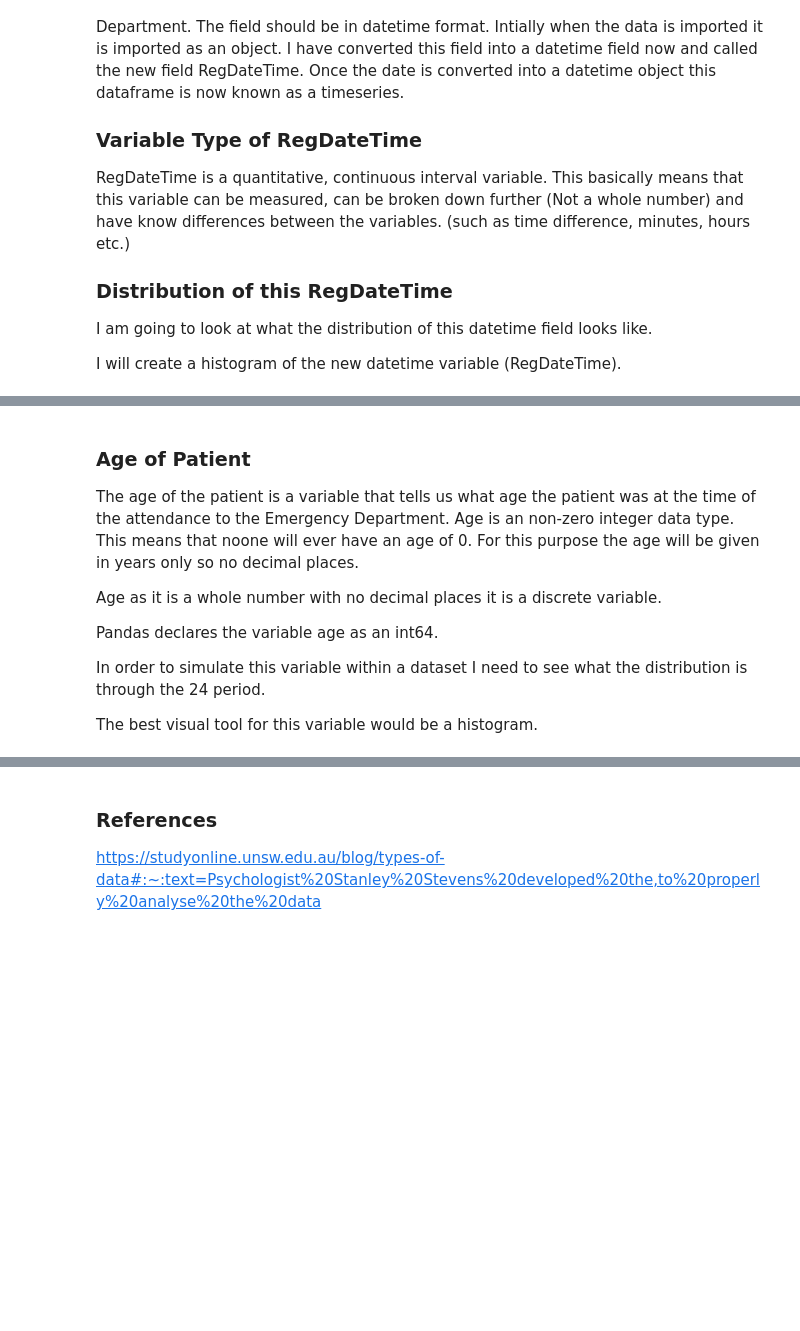
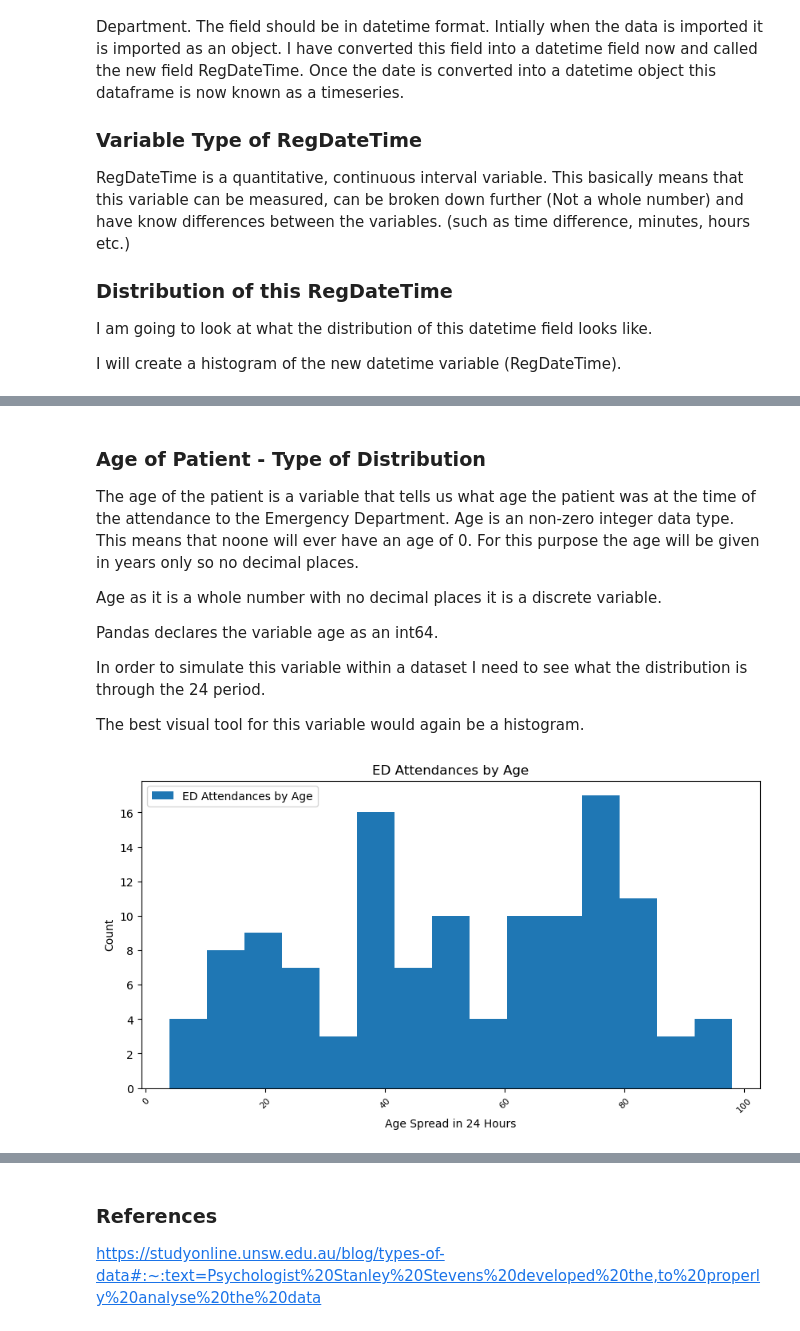
Before and after one commit to AudeAllen/PDA_Assignment, a Jupyter notebook: PDA_Assignment.ipynb, the cells around one changed output, grey strips where cells are left out. Drawn from its saved outputs; the diff is of its cells as text; code cells hidden in the pictures; blank space fills up the shorter version.

```diff
--- a/PDA_Assignment.ipynb
+++ b/PDA_Assignment.ipynb
@@ -258,5 +365,5 @@ plt.show()
 # %% [markdown]
-### Age of Patient
+### Age of Patient  - Type of Distribution
 
 The age of the patient is a variable that tells us what age the patient was at the time of the attendance to the Emergency Department. Age is an non-zero integer data type. This means that noone will ever have an age of 0. For this purpose the age will be given in years only so no decimal places.
 
@@ -266,78 +373,32 @@ Pandas declares the variable age as an int64.
 
 In order to simulate this variable within a dataset I need to see what the distribution is through the 24 period.
 
-The best visual tool for this variable would be a histogram.
+The best visual tool for this variable would again be a histogram.
 # %%
 #Histogram of Age variable
 
 
 import pandas as pd
 import seaborn as sns
 import matplotlib.pyplot as plt
 
 df = pd.read_csv('EDAttendances24Hour.csv')
 
 
 df
 
 # Create a histogram to see the distribution of the datetime variable
 
 plt.figure(figsize = (10, 5))
 plt.hist(df.Age,15, histtype='bar', stacked=True)
 plt.legend(['ED Attendances by Age'])
 plt.title("ED Attendances by Age")
 plt.xlabel("Age")
 plt.ylabel("Count")
 plt.xticks(rotation=45)
 plt.xlabel("Age Spread in 24 Hours", fontsize=10)
 plt.xticks(fontsize=8)
 plt.savefig('Images/ED Attendances by Age.png')# Save to PNG file in the Images folder
 plt.show()
-
-
-# I can see that the distribution of age is not normal.
-
-summary = df.describe()
-
-
-import math
-
-# Return the square root of different numbers - Age Variable
-
-# This also does not return a normal distribution
-
-
-SquareRoot = np.sqrt(df.Age)
-
-plt.figure(figsize = (10, 5))
-plt.hist(SquareRoot,15, histtype='bar', stacked=True)
-plt.legend(['ED Attendances by Age Sq Root'])
-plt.title("ED Attendances by Age Sq Root")
-plt.xlabel("Age")
-plt.ylabel("Count")
-plt.xticks(rotation=45)
-plt.xlabel("Age Spread in 24 Hours", fontsize=10)
-plt.xticks(fontsize=8)
-plt.savefig('Images/ED Attendances by Age Sq Root.png')# Save to PNG file in the Images folder
-plt.show()
-
-
-print (summary)
-#np.random. normal(loc = 0.0, scale = 1.0, size = None)
-
-normaldist = np.random. normal(52, 24,72)
-
-print(normaldist)
-
-
-plt.figure(figsize = (10, 5))
-plt.hist(normaldist,15, histtype='bar', stacked=True)
-plt.legend(['ED Attendances by Age Normal Dist'])
-plt.title("ED Attendances by Age Normal Dist")
-plt.xlabel("Age")
-plt.ylabel("Count")
-plt.xticks(rotation=45)
-plt.xlabel("Age Spread in 24 Hours", fontsize=10)
-plt.xticks(fontsize=8)
-plt.savefig('Images/ED Attendances by Age Normal Dist.png')# Save to PNG file in the Images folder
-plt.show()
+# %% [output]
+[figure, added]
```
Also changed, not shown: parts of 15 cells of this notebook, 6 other files.
